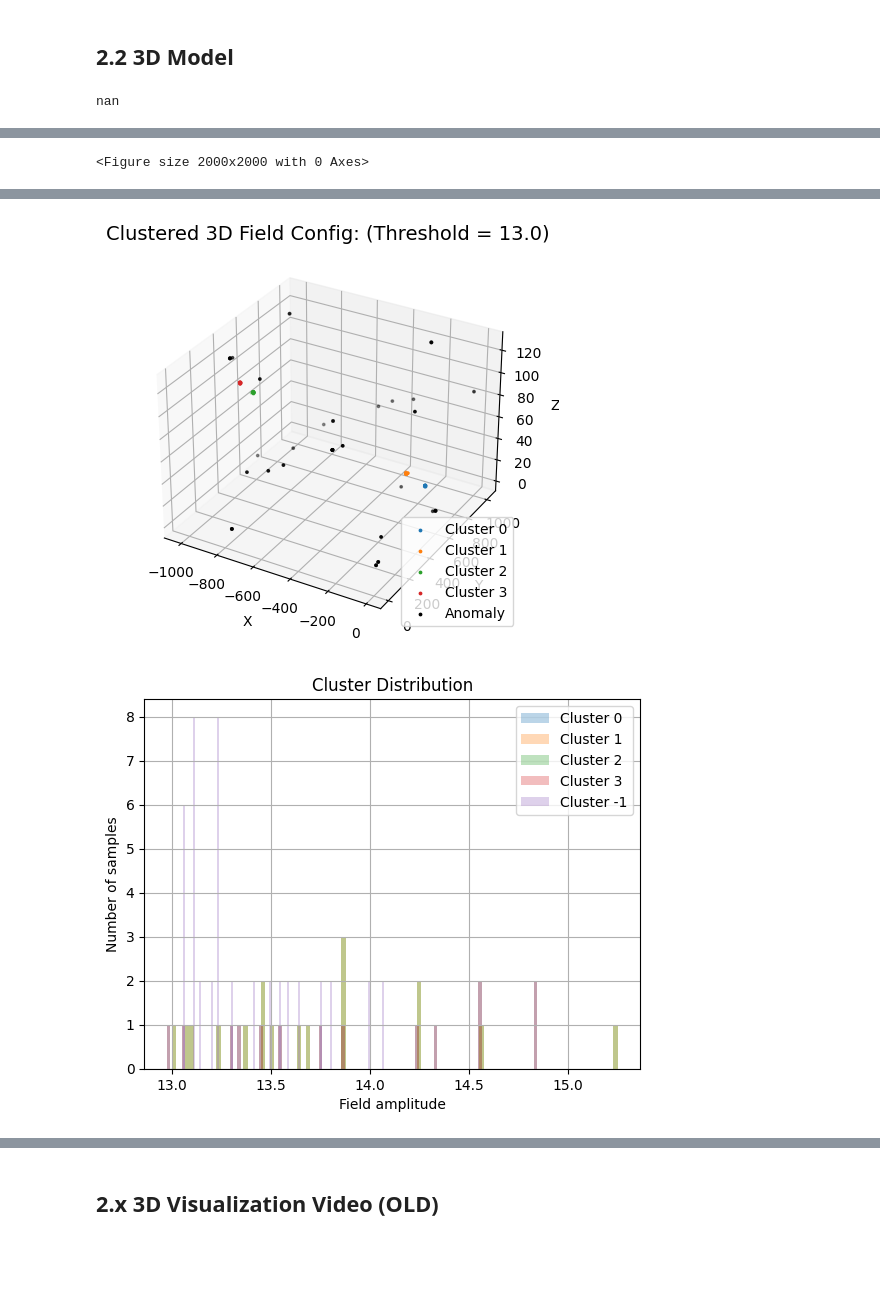
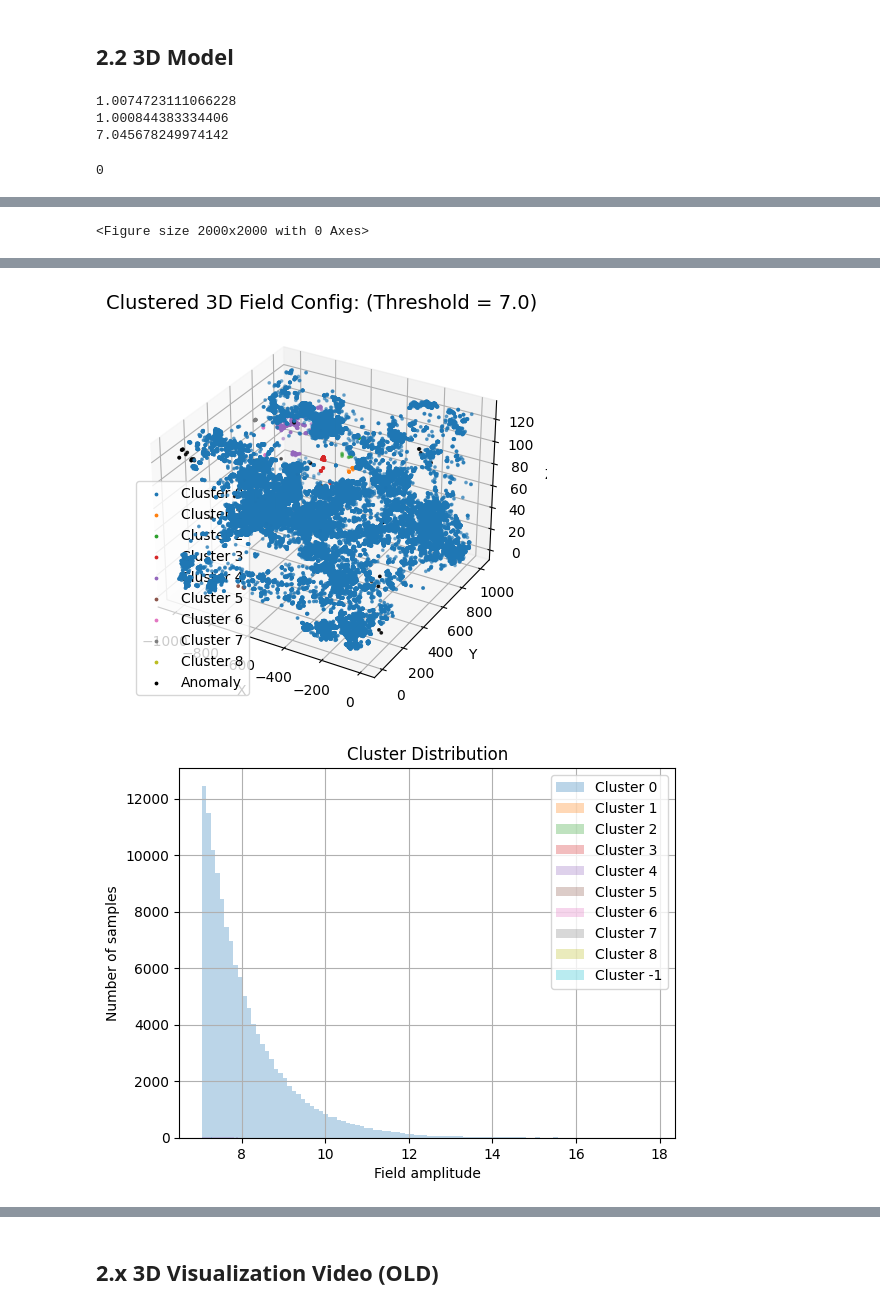
Before and after one commit to khchoi-physik/pbh_simulations, a Jupyter notebook: GRF_v3.ipynb, the cells around one changed output, grey strips where cells are left out. Saved outputs shown, nothing was run; the diff lists cells and outputs as text; code cells hidden in the pictures; blank space fills up the shorter version.

```diff
--- a/GRF_v3.ipynb
+++ b/GRF_v3.ipynb
@@ -558,6 +532,9 @@ def DB_SCAN_3D(figs, eps, min_samples, cutoff):
 
     mask = np.abs(figs) > cutoff
     positions = np.argwhere(mask)
+
+    del figs
+    gc.collect()
 
     # Apply DBSCAN to the position array
     dbscan = DBSCAN(eps=eps, min_samples=min_samples)
@@ -764,15 +739,27 @@ WARNING:matplotlib.legend:No artists with labels found to put in legend.  Note t
 # Run 3D Model (CPU)
 grf =  grf_3d_32f( mean, std_dev, pixel, z_pixel, amplitude, k_power)
 exprf = gaussian_to_exp(grf, decay_rate)
-# %%
-print(exprf_std_3d)
-# %% [output]
-nan
+# %%
+all_points_3d = exprf.flatten()
+exprf_std_3d = np.std(all_points_3d)
+exprf_mean_3d = np.mean(all_points_3d)
+sigma_cutoff_3d = exprf_mean_3d + exprf_std_3d*6
+print(exprf_std_3d)
+print(exprf_mean_3d)
+print(sigma_cutoff_3d)
+
+del grf, all_points_3d
+gc.collect()
+# %% [output]
+1.0074723111066228
+1.000844383334406
+7.045678249974142
+0
 # %%
 # @title 3D Visualization and Clustering
 threshold_ratio = 0.85
 plot_exprf_2d(exprf[:,:,0], ratio= threshold_ratio, min_val=0, max_val= 1 ) # Exponentially distorted field
-#plot_3d_scatter_field(exprf, threshold = threshold_ratio)
-dbscan_3d, mask_3d, positions_3d = DB_SCAN_3D(exprf, 45, 10, threshold_ratio)
+plot_3d_scatter_field(exprf, threshold = threshold_ratio)
+dbscan_3d, mask_3d, positions_3d = DB_SCAN_3D(exprf, 45, 10, sigma_cutoff_3d)
 all_cluster_field_values = cluster_distribution_3d(exprf, dbscan_3d.labels_, positions_3d)
 # %% [output]
@@ -782,5 +769,5 @@ all_cluster_field_values = cluster_distribution_3d(exprf, dbscan_3d.labels_, pos
-[figure, old version]
+[figure, new version]
-[figure, old version]
+[figure, new version]
 # %%
 plt.hist(exprf.flatten(),bins=100);
 plt.yscale('log')
```
Also changed, not shown: parts of 10 cells of this notebook.
